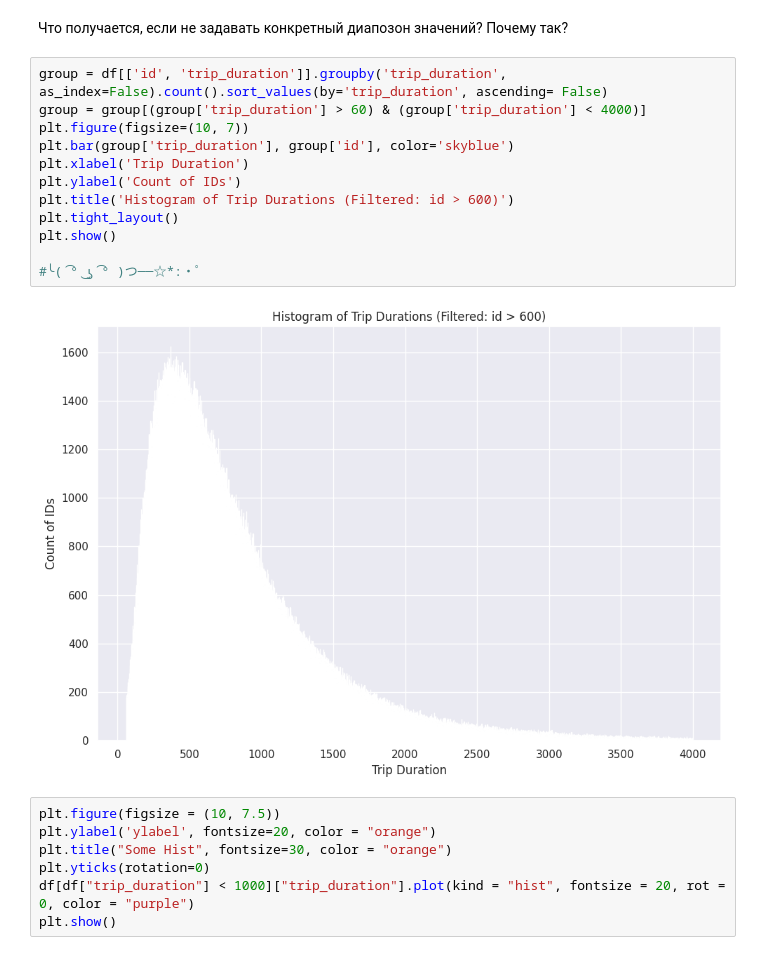
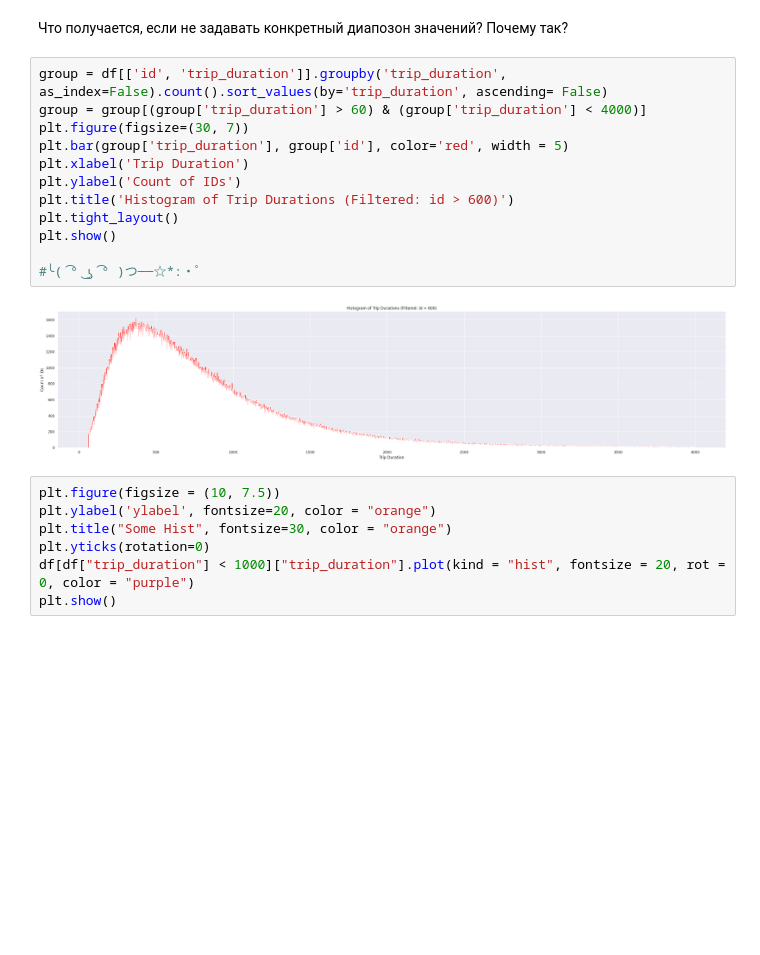
Before and after one commit to ElizabethCherrie/Analysis, a Jupyter notebook: Data_Analisys_Project_2023.ipynb, the cells around one changed output. Cells and saved outputs as stored; diff of their text form; blank space fills up the shorter version.

```diff
--- a/Data_Analisys_Project_2023.ipynb
+++ b/Data_Analisys_Project_2023.ipynb
@@ -98,17 +98,17 @@ dtype: object
 # %%
 group = df[['id', 'trip_duration']].groupby('trip_duration', as_index=False).count().sort_values(by='trip_duration', ascending= False)
 group = group[(group['trip_duration'] > 60) & (group['trip_duration'] < 4000)]
-plt.figure(figsize=(10, 7))
-plt.bar(group['trip_duration'], group['id'], color='skyblue')
+plt.figure(figsize=(30, 7))
+plt.bar(group['trip_duration'], group['id'], color='red', width = 5)
 plt.xlabel('Trip Duration')
 plt.ylabel('Count of IDs')
 plt.title('Histogram of Trip Durations (Filtered: id > 600)')
 plt.tight_layout()
 plt.show()
 
 #╰( ͡° ͜ʖ ͡° )つ──☆*:・ﾟ
 # %% [output]
-[figure, old version]
+[figure, new version]
 # %%
 plt.figure(figsize = (10, 7.5))
 plt.ylabel('ylabel', fontsize=20, color = "orange")
```
Also changed, not shown: parts of 6 cells of this notebook.
